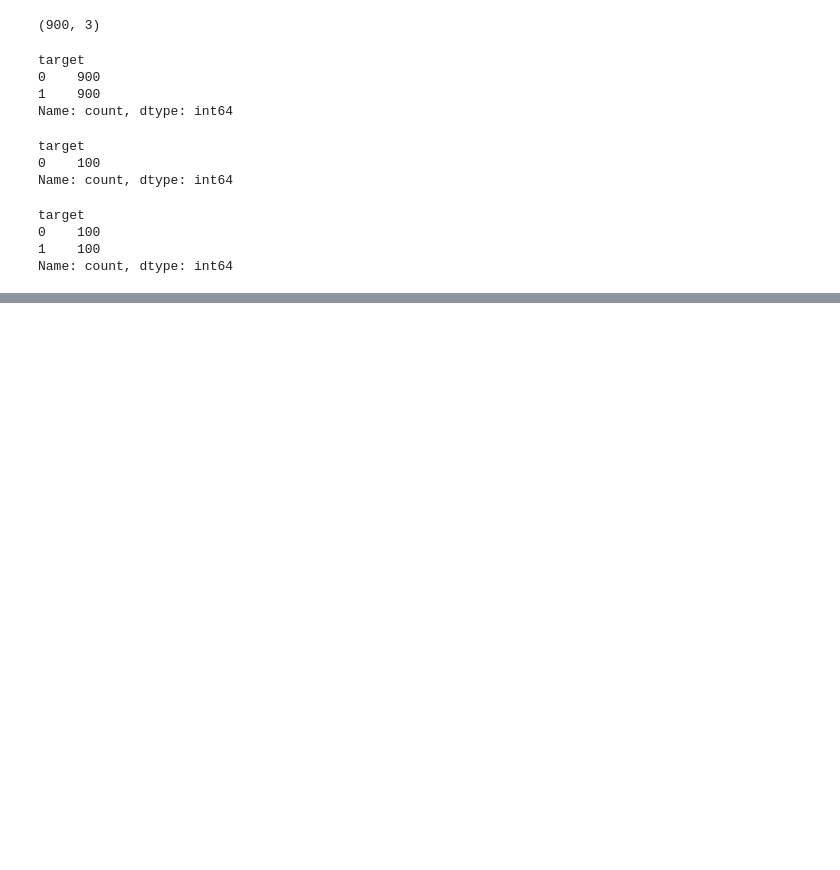
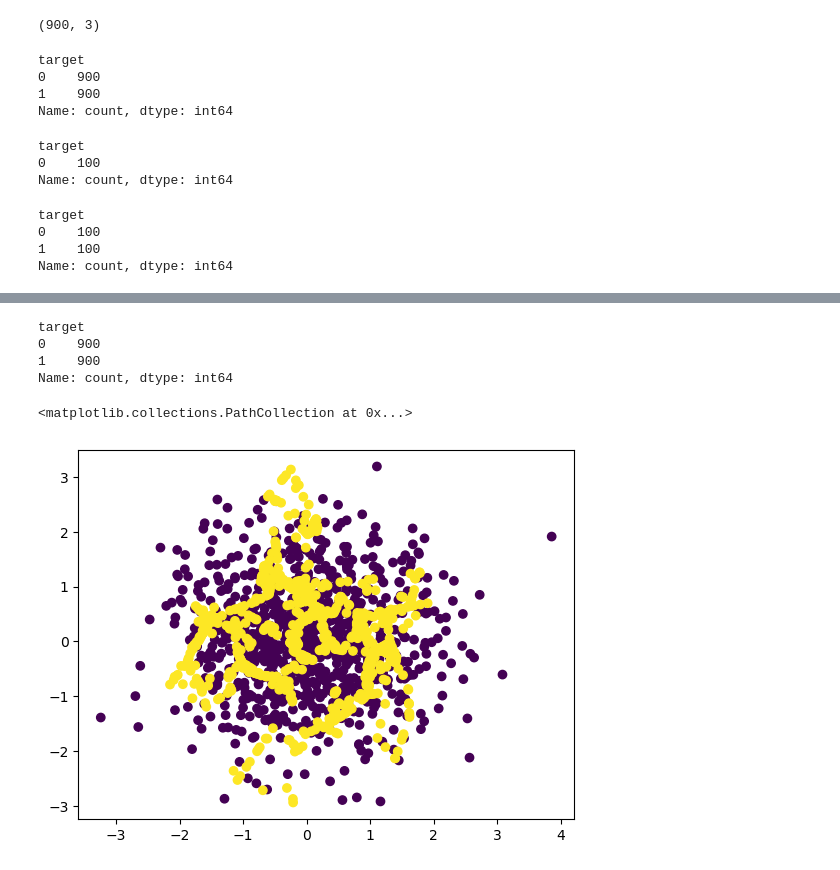
Before and after one commit to fatihsavaskurt/Python-Handbook, a Jupyter notebook: balancing_data.ipynb, the cells around one changed output, grey strips where cells are left out. Saved outputs shown, nothing was run; the diff lists cells and outputs as text; code cells hidden in the pictures; blank space fills up the shorter version.

```diff
--- a/balancing_data.ipynb
+++ b/balancing_data.ipynb
@@ -129,0 +157,12 @@ Name: count, dtype: int64
+# %%
+oversample_df["target"].value_counts()
+# %% [output]
+target
+0    900
+1    900
+Name: count, dtype: int64
+# %%
+plt.scatter(oversample_df["feature_1"], oversample_df["feature_2"], c=oversample_df["target"])
+# %% [output]
+<matplotlib.collections.PathCollection at 0x...>
+[figure, added]
```
Also changed, not shown: parts of 9 cells of this notebook, 2 other files.
